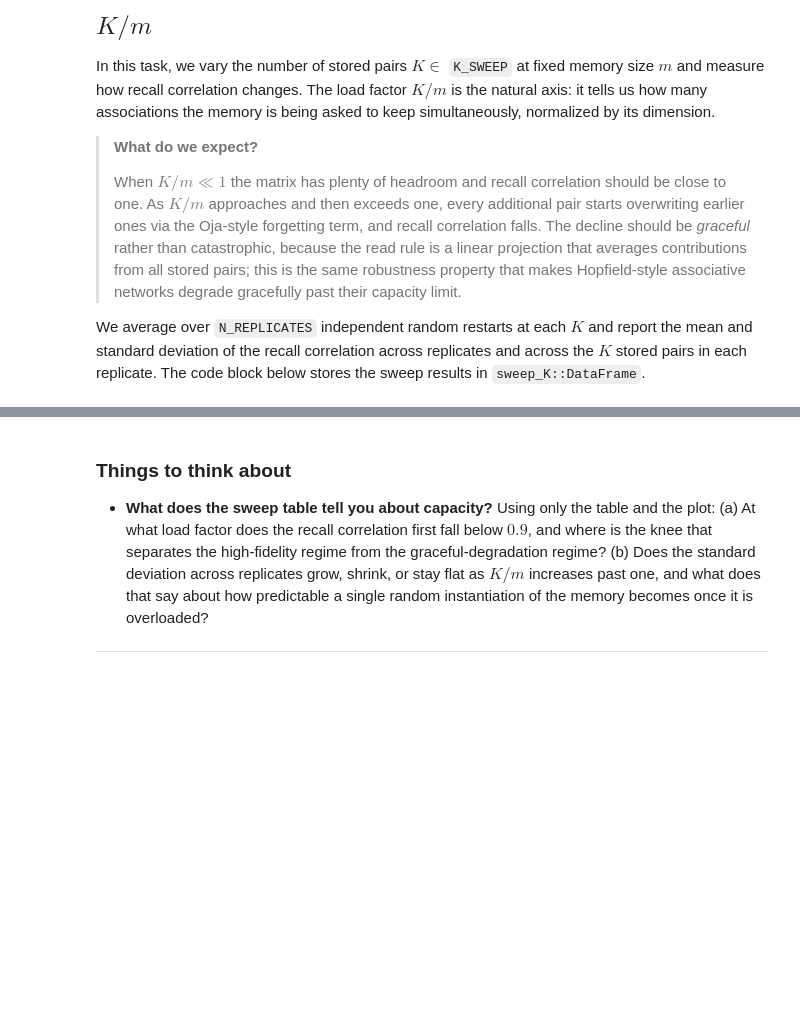
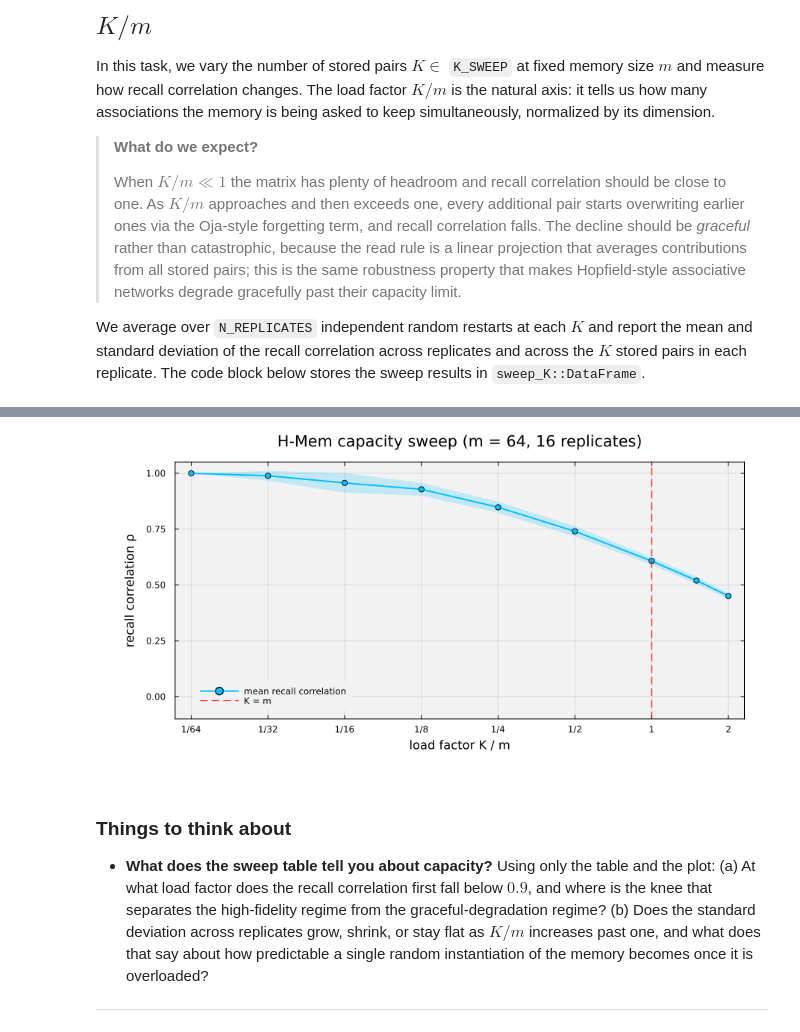
Before and after one commit to varnerlab/CHEME-5820-Lectures-Spring-2026, a Jupyter notebook: lectures/week-15/L15a/CHEME-5820-L15a-Example-SpikingNeuralNetwork-Spring-2026.ipynb, the cells around one changed output, grey strips where cells are left out. Drawn from its saved outputs; the diff is of its cells as text; code cells hidden in the pictures; blank space fills up the shorter version.

```diff
--- a/lectures/week-15/L15a/CHEME-5820-L15a-Example-SpikingNeuralNetwork-Spring-2026.ipynb
+++ b/lectures/week-15/L15a/CHEME-5820-L15a-Example-SpikingNeuralNetwork-Spring-2026.ipynb
@@ -175,24 +227,31 @@ end;
 # %%
 let
     # Plot recall correlation vs. load factor K/m on a log-2 x-axis because
     # K_SWEEP doubles geometrically up to m, then continues into the overload regime.
+    # Explicit xticks so each power-of-two load factor is labeled.
+    tick_vals   = [1/64, 1/32, 1/16, 1/8, 1/4, 1/2, 1.0, 2.0]
+    tick_labels = ["1/64", "1/32", "1/16", "1/8", "1/4", "1/2", "1", "2"]
+
     p = plot(sweep_K.load, sweep_K.ρ_mean;
         ribbon = sweep_K.ρ_std, fillalpha = 0.2,
         label = "mean recall correlation", lw = 2, marker = :circle, c = :deepskyblue,
         xlabel = "load factor K / m",
         ylabel = "recall correlation ρ",
         title  = "H-Mem capacity sweep (m = $(m), $(N_REPLICATES) replicates)",
         xscale = :log2,
-        ylims = (-0.1, 1.05),
+        xticks = (tick_vals, tick_labels),
+        ylims  = (-0.1, 1.05),
         legend = :bottomleft,
         bg = "gray95", background_color_outside = "white",
         framestyle = :box, fg_legend = :transparent)
     vline!(p, [1.0]; c = :red, ls = :dash, lw = 1.2, label = "K = m")
 
     plot(p; size = (900, 460),
         left_margin = 12Plots.mm, bottom_margin = 10Plots.mm,
         right_margin = 6Plots.mm, top_margin = 4Plots.mm)
 end
+# %% [output]
+[figure, added]
 # %% [markdown]
 ### Things to think about
 * __What does the sweep table tell you about capacity?__ Using only the table and the plot: (a) At what load factor does the recall correlation first fall below $0.9$, and where is the knee that separates the high-fidelity regime from the graceful-degradation regime? (b) Does the standard deviation across replicates grow, shrink, or stay flat as $K/m$ increases past one, and what does that say about how predictable a single random instantiation of the memory becomes once it is overloaded?
```
Also changed, not shown: parts of 10 cells of this notebook, 1 other file.
